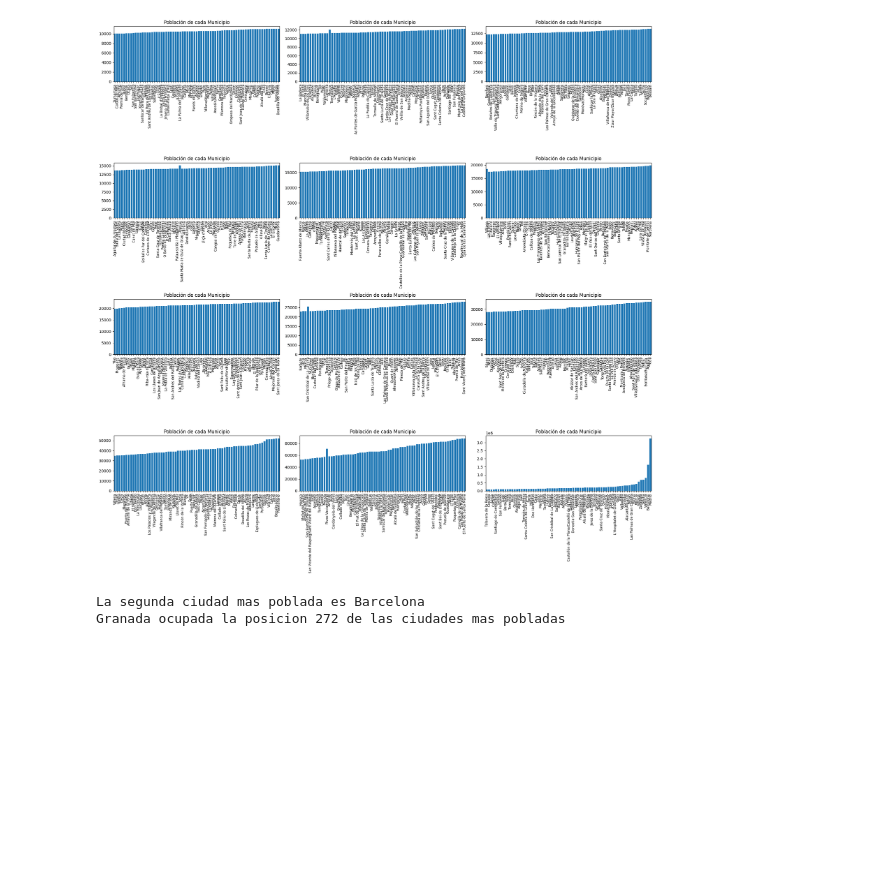
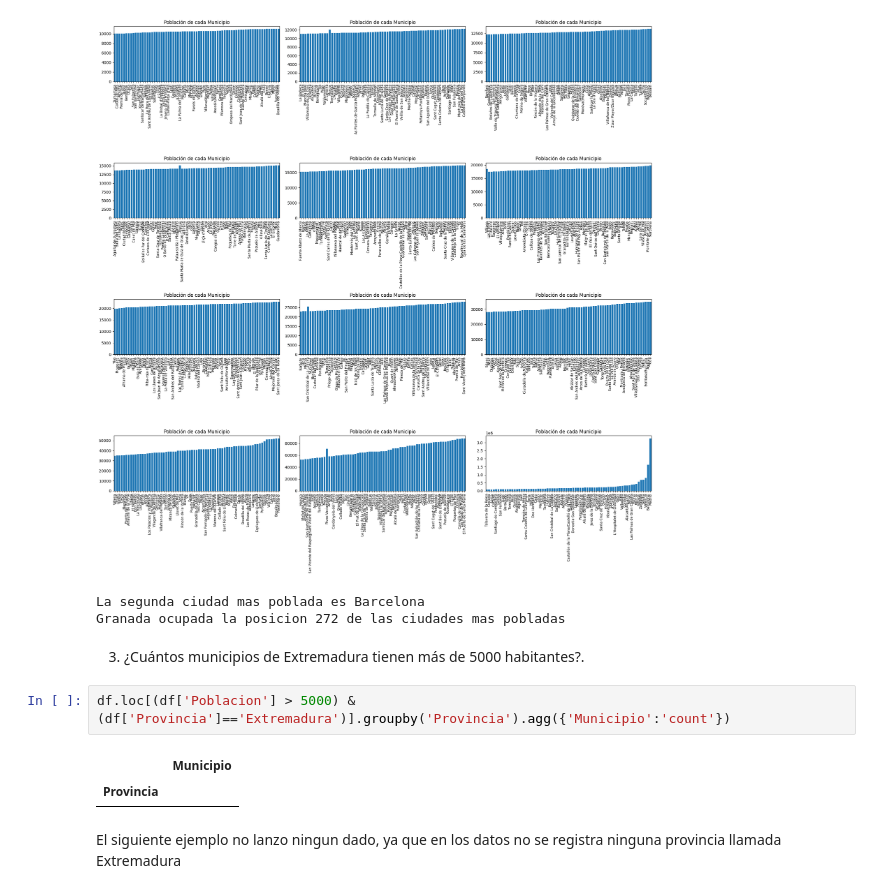
Before and after one commit to herbertreyes13j/Laboratorio3, a Jupyter notebook: Laboratorio3.ipynb, the cells around one changed output. Drawn from its saved outputs; the diff is of its cells as text; blank space fills up the shorter version.

```diff
--- a/Laboratorio3.ipynb
+++ b/Laboratorio3.ipynb
@@ -160,3 +160,12 @@ print("Granada ocupada la posicion 272 de las ciudades mas pobladas")
 [figure]
 La segunda ciudad mas poblada es Barcelona
 Granada ocupada la posicion 272 de las ciudades mas pobladas
+# %% [markdown]
+3. ¿Cuántos municipios de Extremadura tienen más de 5000 habitantes?.
+# %%
+df.loc[(df['Poblacion'] > 5000) & (df['Provincia']=='Extremadura')].groupby('Provincia').agg({'Municipio':'count'})
+# %% [output]
+|  | Municipio |
+| Provincia |  |
+# %% [markdown]
+El siguiente ejemplo no lanzo ningun dado, ya que en los datos no se registra ninguna provincia llamada Extremadura
```
